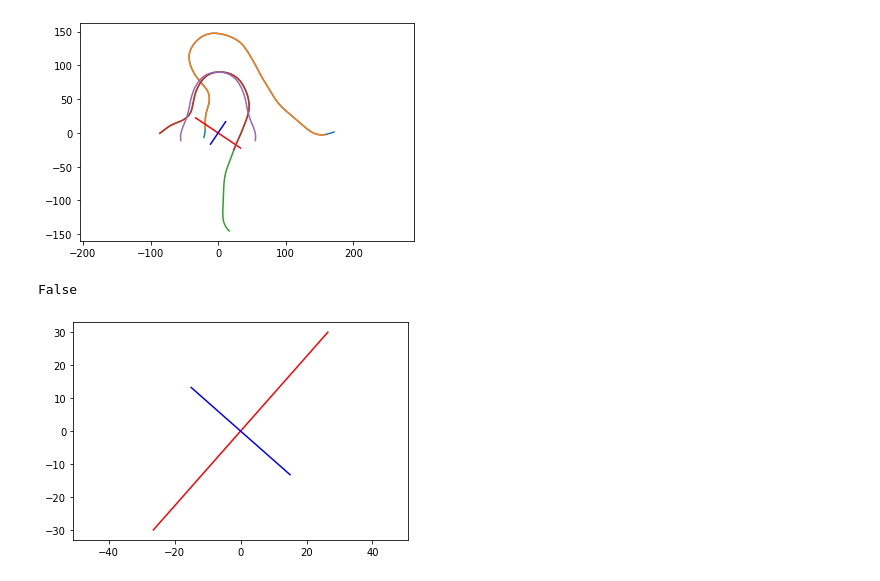
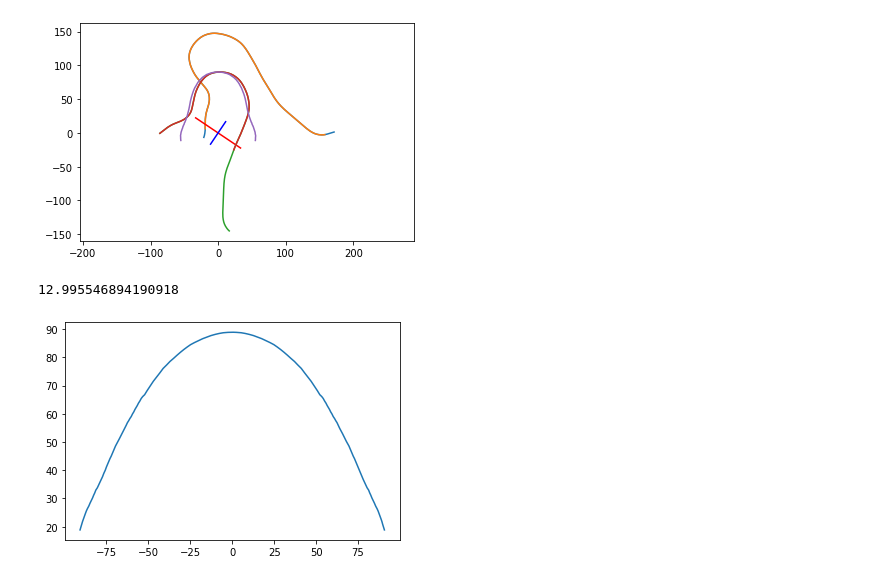
Before and after one commit to ritvikvasan/EMM, a Jupyter notebook: notebooks/TestingNotebook.ipynb, the cells around one changed output. Saved outputs shown, nothing was run; the diff lists cells and outputs as text; code cells hidden in the pictures.

```diff
--- a/notebooks/TestingNotebook.ipynb
+++ b/notebooks/TestingNotebook.ipynb
@@ -125,6 +126,12 @@ def rotate_figure(x, y):
 def compute_dfd(x1, y1, x2, y2):
     return similaritymeasures.frechet_dist((x1, y1), (x2, y2))
 
+def curve_length(x, y):
+    length = 0
+    for i in range(len(x) - 1):
+        length += math.sqrt((x[i] - x[i+1])**2 + (y[i] - y[i + 1])**2)
+    return length
+
 def should_rotate(x, y):
     sym_x, sym_y = make_symmetric(x, y)
     sym_x, sym_y, locs = truncate_tails(sym_x, sym_y)
@@ -228,19 +236,29 @@ plt.plot(a, b)
 # %% [output]
 [<matplotlib.lines.Line2D at 0x...>]
 [figure]
-# %%
-from scipy import integrate
-data = read_mat_file('../emm/matfiles/91.mat')
-old_x = data['x_outerfit']
-old_y = data['y_outerfit']
-#plt.plot(old_x, old_y)
-should_rotate(old_x, old_y)
-
-#new_x, new_y = rotate_figure(old_x, old_y)
-#plt.plot(new_x, new_y)
-#new_x, new_y, locs = make_symmetric(new_x, new_y)
-#plt.plot(new_x, new_y)
-#print(integrate.simps(new_y, new_x))
-# %% [output]
-False
-[figure, removed]
+# %%
+from scipy.optimize import curve_fit
+from scipy.spatial import distance
+
+data = read_mat_file('../emm/matfiles/1.mat')
+old_x = data['x_fit']
+old_y = data['y_fit']
+
+c, d = make_symmetric(old_x, old_y)
+c, d, locs = truncate_tails(c, d)
+
+x = data['x_outerfit']
+y = data['y_outerfit']
+
+x, y = make_symmetric(x, y)
+x, y, locs = truncate_tails(x, y)
+plt.plot(x, y)
+
+
+a = curve_length(c, d)
+b = curve_length(x, y)
+
+print(math.sqrt((b / a) * 200))
+# %% [output]
+12.995546894190918
+[figure, added]
```
Also changed, not shown: parts of 3 cells of this notebook, 2 other files.
